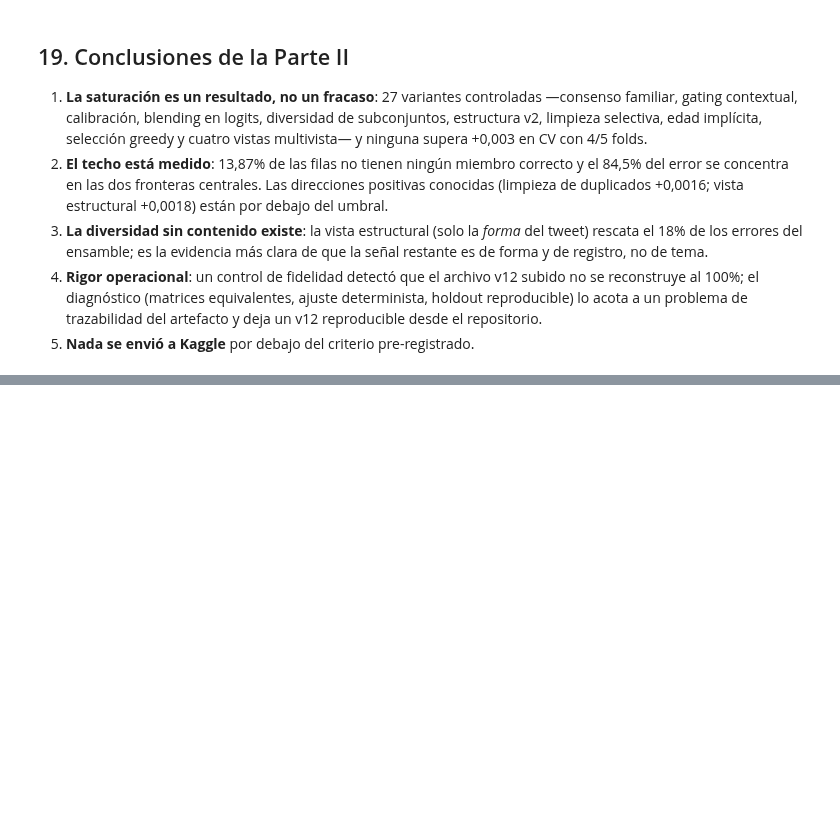
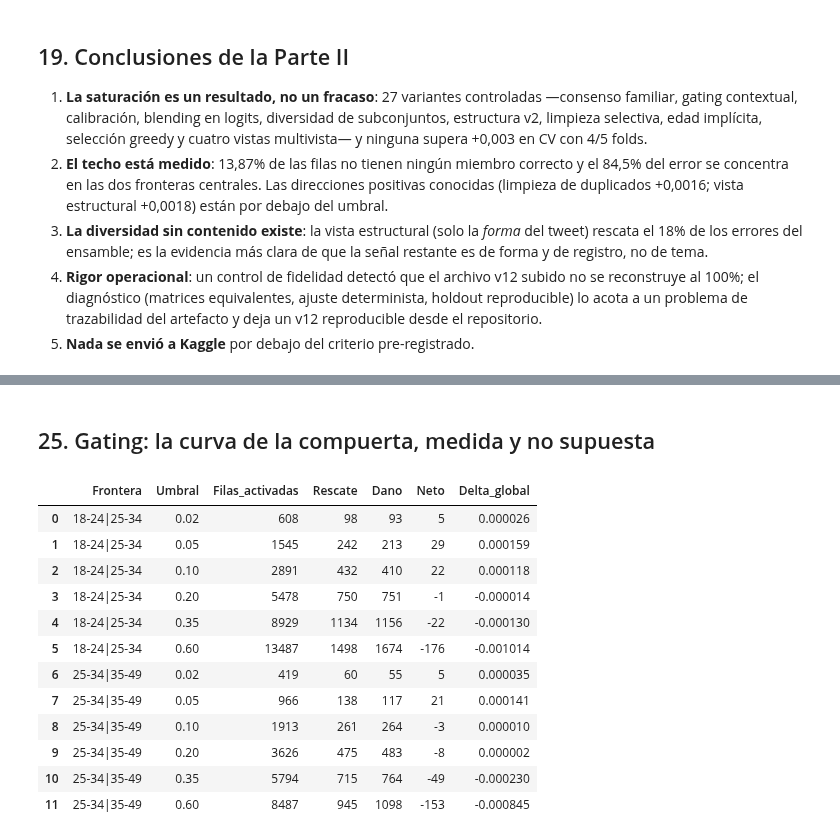
Before and after one commit to Garnica1999/PLN, a Jupyter notebook: KAGGLE_AGE_2026_PUJ/notebooks/99_entrega_consolidado.ipynb, the cells around one changed output, grey strips where cells are left out. Cells and saved outputs as stored; diff of their text form; code cells hidden in the pictures; blank space fills up the shorter version.

```diff
--- a/KAGGLE_AGE_2026_PUJ/notebooks/99_entrega_consolidado.ipynb
+++ b/KAGGLE_AGE_2026_PUJ/notebooks/99_entrega_consolidado.ipynb
@@ -738,0 +926,20 @@ experimentos registrados: 61 | decisiones: 35
+# %% [markdown]
+## 25. Gating: la curva de la compuerta, medida y no supuesta
+# %%
+curva = pd.read_csv(cfg.REPORTS / "v17_p1b_curva.csv")
+curva[["Frontera", "Umbral", "Filas_activadas", "Rescate", "Dano", "Neto",
+       "Delta_global"]]
+# %% [output]
+|  | Frontera | Umbral | Filas_activadas | Rescate | Dano | Neto | Delta_global |
+| 0 | 18-24|25-34 | 0.02 | 608 | 98 | 93 | 5 | 0.000026 |
+| 1 | 18-24|25-34 | 0.05 | 1545 | 242 | 213 | 29 | 0.000159 |
+| 2 | 18-24|25-34 | 0.10 | 2891 | 432 | 410 | 22 | 0.000118 |
+| 3 | 18-24|25-34 | 0.20 | 5478 | 750 | 751 | -1 | -0.000014 |
+| 4 | 18-24|25-34 | 0.35 | 8929 | 1134 | 1156 | -22 | -0.000130 |
+| 5 | 18-24|25-34 | 0.60 | 13487 | 1498 | 1674 | -176 | -0.001014 |
+| 6 | 25-34|35-49 | 0.02 | 419 | 60 | 55 | 5 | 0.000035 |
+| 7 | 25-34|35-49 | 0.05 | 966 | 138 | 117 | 21 | 0.000141 |
+| 8 | 25-34|35-49 | 0.10 | 1913 | 261 | 264 | -3 | 0.000010 |
+| 9 | 25-34|35-49 | 0.20 | 3626 | 475 | 483 | -8 | 0.000002 |
+| 10 | 25-34|35-49 | 0.35 | 5794 | 715 | 764 | -49 | -0.000230 |
+| 11 | 25-34|35-49 | 0.60 | 8487 | 945 | 1098 | -153 | -0.000845 |
```
Also changed, not shown: parts of 31 cells of this notebook, 12 other files.
